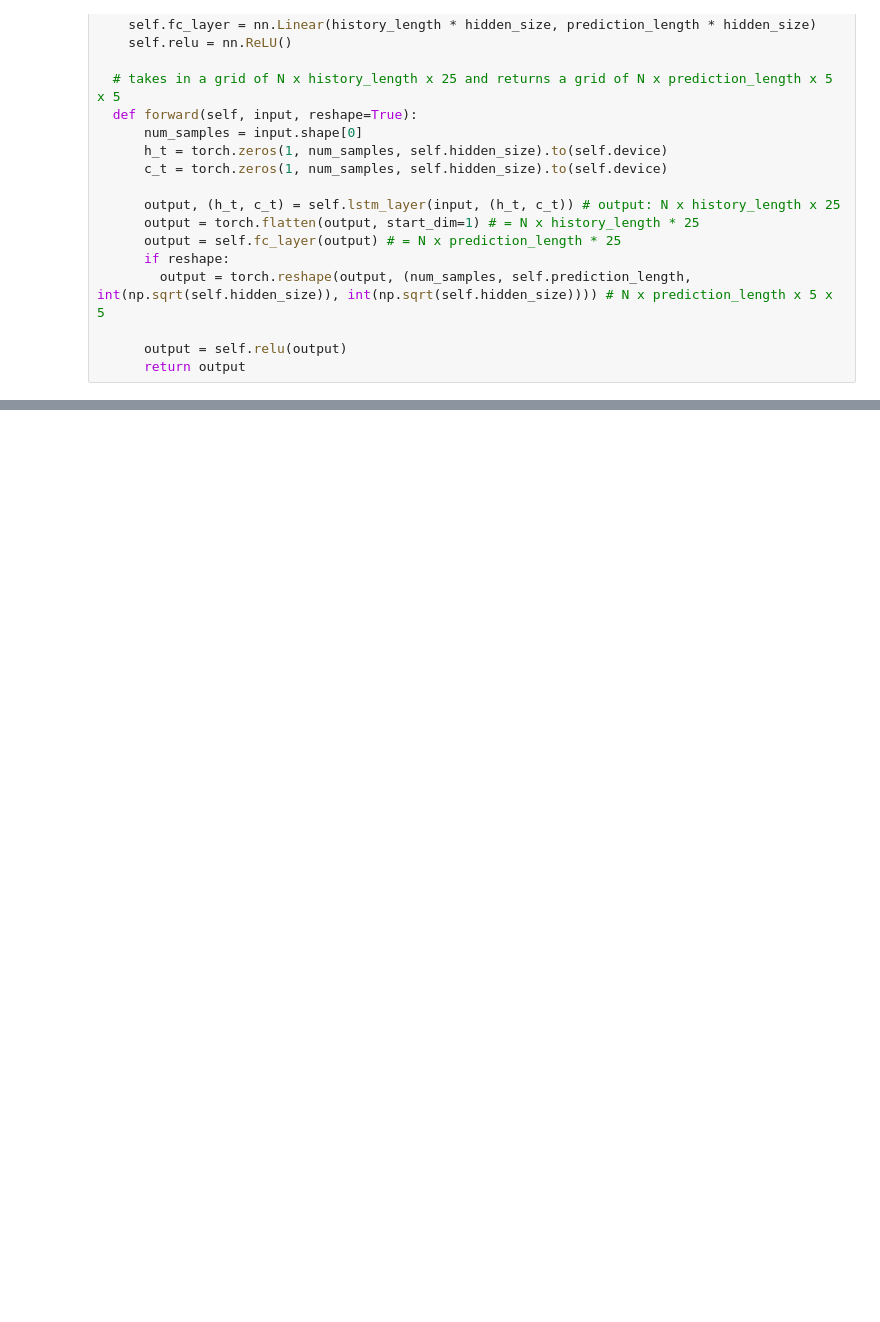
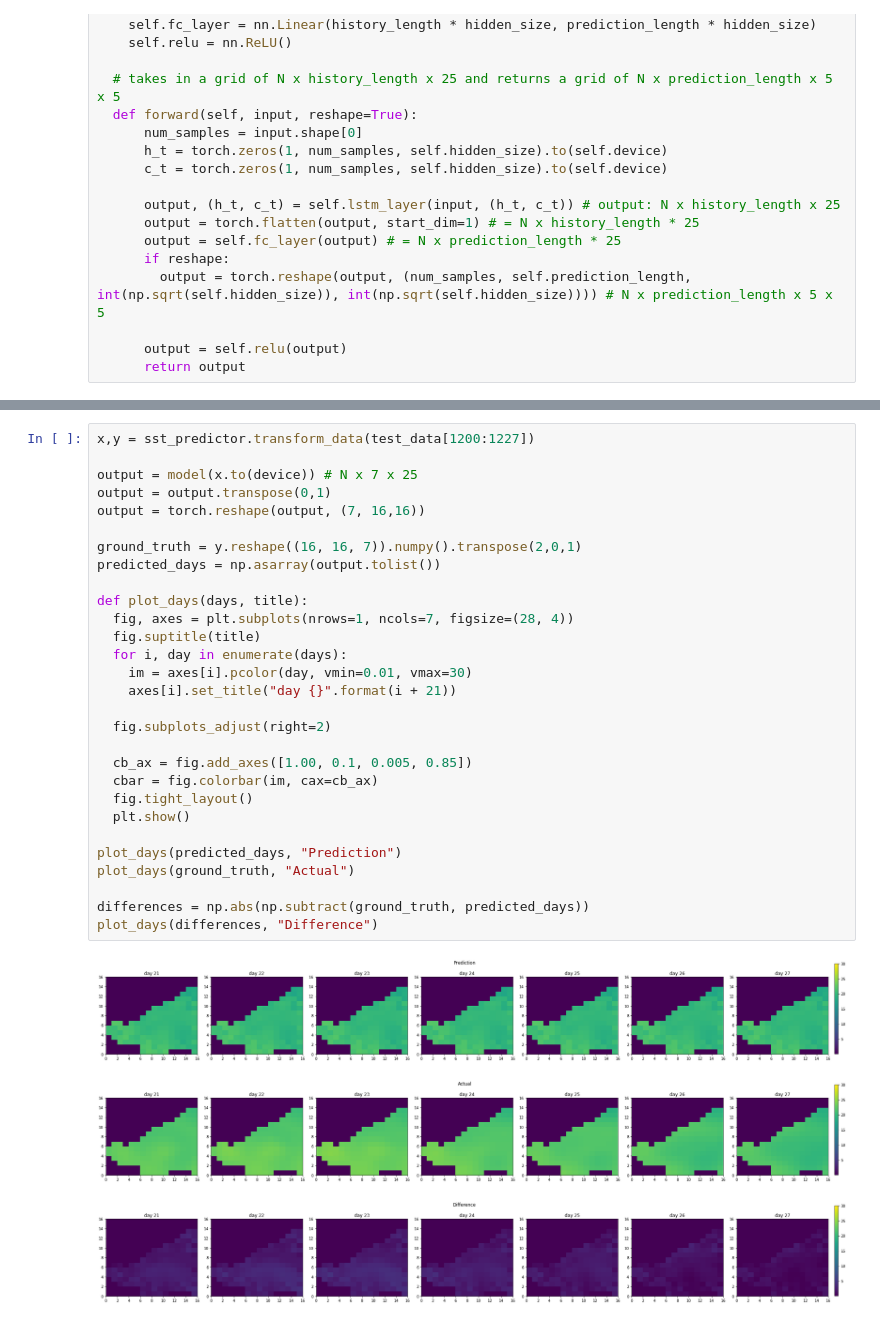
Before and after one commit to lhaarman/CFCC-LSTM-Reproducibility-project, a Jupyter notebook: ReproProject.ipynb, the cells around one changed output, grey strips where cells are left out. Drawn from its saved outputs; the diff is of its cells as text; blank space fills up the shorter version.

```diff
--- a/ReproProject.ipynb
+++ b/ReproProject.ipynb
@@ -404,0 +373,33 @@ plt.show()
+# %%
+x,y = sst_predictor.transform_data(test_data[1200:1227])
+
+output = model(x.to(device)) # N x 7 x 25
+output = output.transpose(0,1)
+output = torch.reshape(output, (7, 16,16))
+
+ground_truth = y.reshape((16, 16, 7)).numpy().transpose(2,0,1)
+predicted_days = np.asarray(output.tolist())
+
+def plot_days(days, title):
+  fig, axes = plt.subplots(nrows=1, ncols=7, figsize=(28, 4))
+  fig.suptitle(title)
+  for i, day in enumerate(days):
+    im = axes[i].pcolor(day, vmin=0.01, vmax=30)
+    axes[i].set_title("day {}".format(i + 21))
+
+  fig.subplots_adjust(right=2)
+
+  cb_ax = fig.add_axes([1.00, 0.1, 0.005, 0.85])
+  cbar = fig.colorbar(im, cax=cb_ax)
+  fig.tight_layout()
+  plt.show()
+
+plot_days(predicted_days, "Prediction")
+plot_days(ground_truth, "Actual")
+
+differences = np.abs(np.subtract(ground_truth, predicted_days))
+plot_days(differences, "Difference")
+# %% [output]
+[figure, added]
+[figure, added]
+[figure, added]
```
Also changed, not shown: parts of 20 cells of this notebook.
